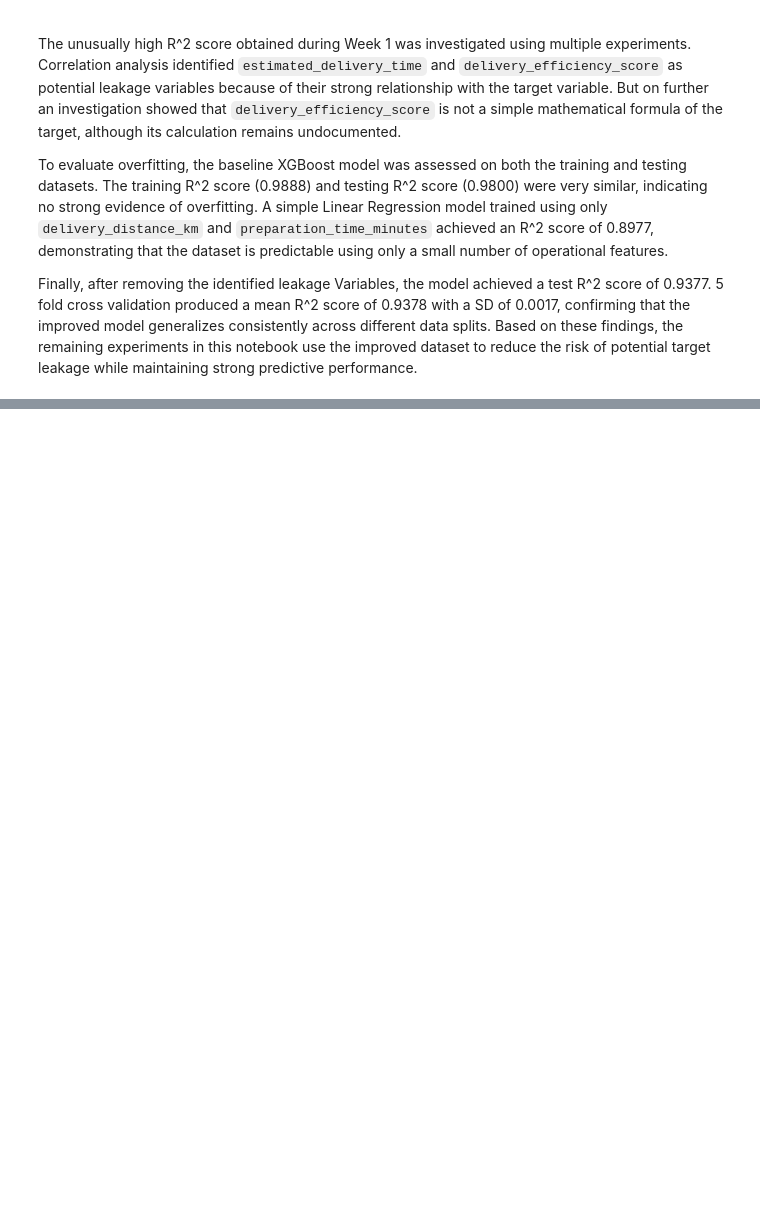
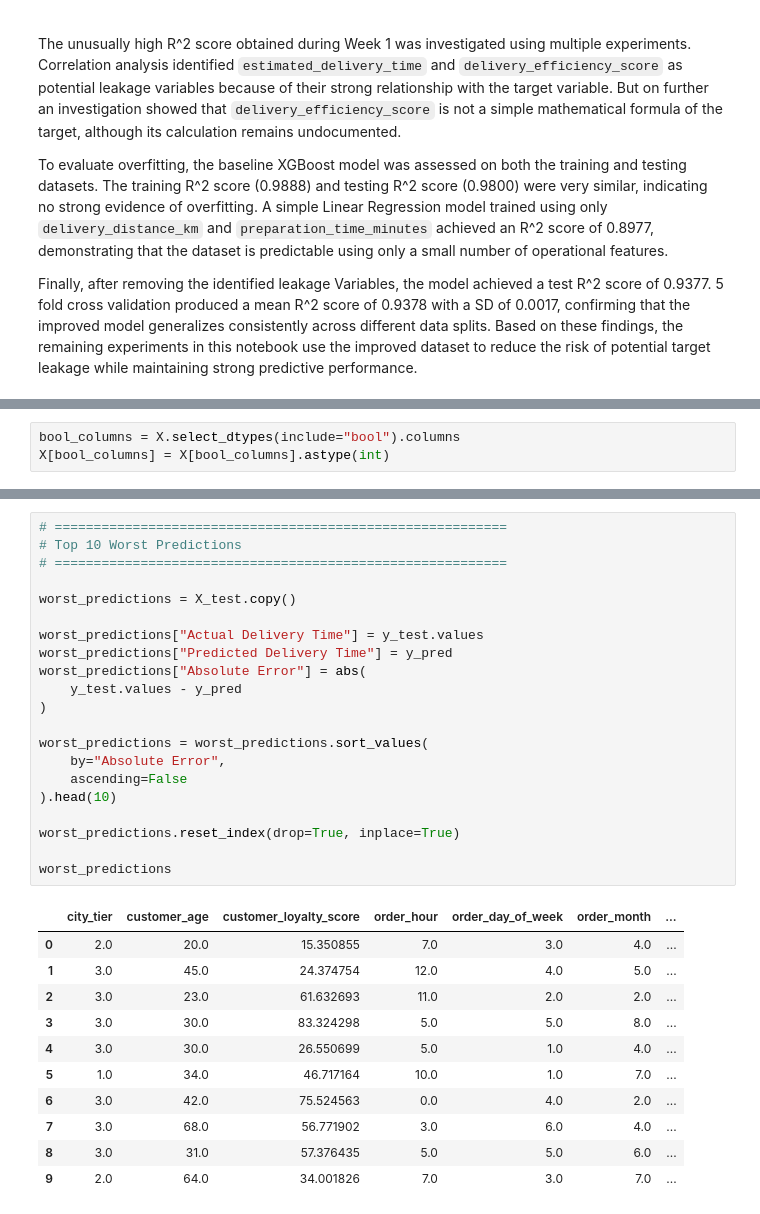
Before and after one commit to the-vignesh/Food-Delivery-Time-Prediction, a Jupyter notebook: Wk2_Rigorous_Modelling.ipynb, the cells around one changed output, grey strips where cells are left out. Cells and saved outputs as stored; diff of their text form; blank space fills up the shorter version.

```diff
--- a/Wk2_Rigorous_Modelling.ipynb
+++ b/Wk2_Rigorous_Modelling.ipynb
@@ -673,0 +745,3 @@ Finally, after removing the identified leakage Variables, the model achieved a t
+# %%
+bool_columns = X.select_dtypes(include="bool").columns
+X[bool_columns] = X[bool_columns].astype(int)
@@ -673,0 +1186,33 @@ Finally, after removing the identified leakage Variables, the model achieved a t
+# %%
+# ==========================================================
+# Top 10 Worst Predictions
+# ==========================================================
+
+worst_predictions = X_test.copy()
+
+worst_predictions["Actual Delivery Time"] = y_test.values
+worst_predictions["Predicted Delivery Time"] = y_pred
+worst_predictions["Absolute Error"] = abs(
+    y_test.values - y_pred
+)
+
+worst_predictions = worst_predictions.sort_values(
+    by="Absolute Error",
+    ascending=False
+).head(10)
+
+worst_predictions.reset_index(drop=True, inplace=True)
+
+worst_predictions
+# %% [output]
+|  | city_tier | customer_age | customer_loyalty_score | order_hour | order_day_of_week | order_month | ... |
+| 0 | 2.0 | 20.0 | 15.350855 | 7.0 | 3.0 | 4.0 | ... |
+| 1 | 3.0 | 45.0 | 24.374754 | 12.0 | 4.0 | 5.0 | ... |
+| 2 | 3.0 | 23.0 | 61.632693 | 11.0 | 2.0 | 2.0 | ... |
+| 3 | 3.0 | 30.0 | 83.324298 | 5.0 | 5.0 | 8.0 | ... |
+| 4 | 3.0 | 30.0 | 26.550699 | 5.0 | 1.0 | 4.0 | ... |
+| 5 | 1.0 | 34.0 | 46.717164 | 10.0 | 1.0 | 7.0 | ... |
+| 6 | 3.0 | 42.0 | 75.524563 | 0.0 | 4.0 | 2.0 | ... |
+| 7 | 3.0 | 68.0 | 56.771902 | 3.0 | 6.0 | 4.0 | ... |
+| 8 | 3.0 | 31.0 | 57.376435 | 5.0 | 5.0 | 6.0 | ... |
+| 9 | 2.0 | 64.0 | 34.001826 | 7.0 | 3.0 | 7.0 | ... |
```
Also changed, not shown: parts of 38 cells of this notebook.
